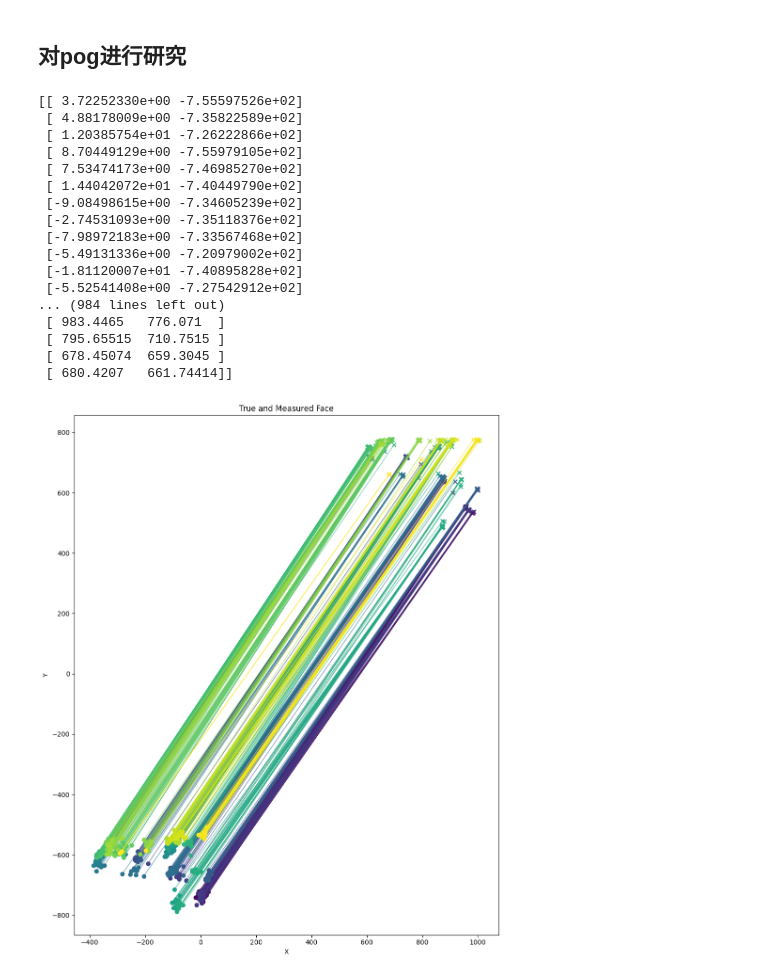
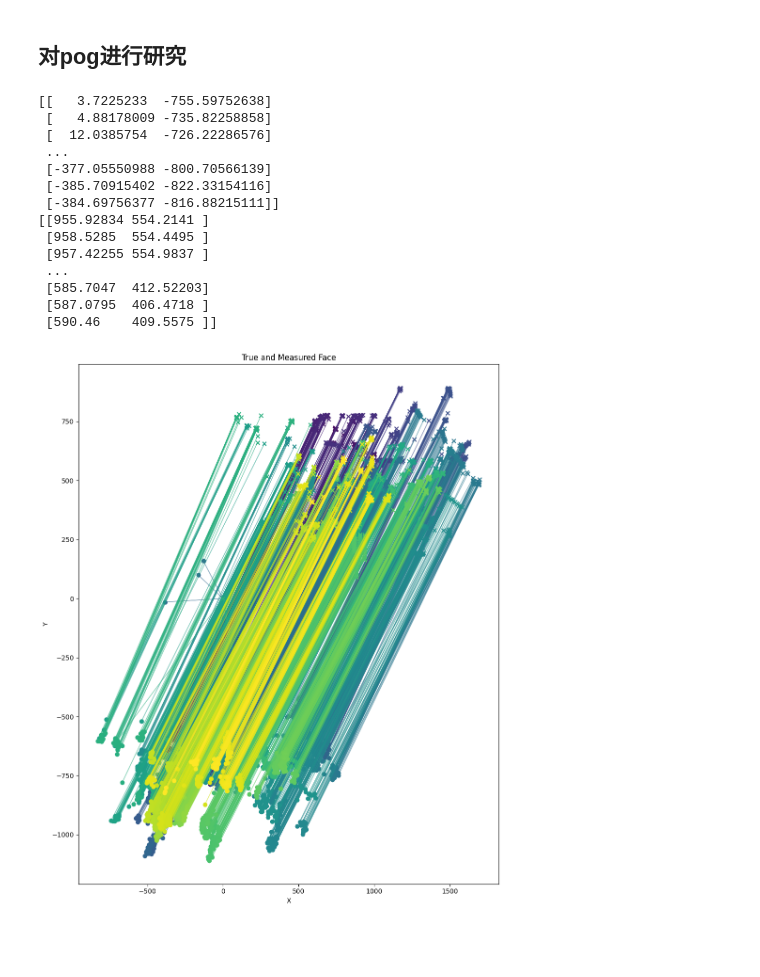
Before and after one commit to OYTubo/GazeNormalization, a Jupyter notebook: eve_test.ipynb, the cells around one changed output. Saved outputs shown, nothing was run; the diff lists cells and outputs as text; code cells hidden in the pictures; blank space fills up the shorter version.

```diff
--- a/eve_test.ipynb
+++ b/eve_test.ipynb
@@ -182,6 +229,7 @@ import numpy as np
 import torch
 import matplotlib.pyplot as plt
 import warp_norm
+import dlib
 
 # 预测的2D人脸标定点,使用xgaze方式（红）
 # load face model
@@ -192,28 +240,7 @@ hr_xgaze = []
 ht_xgaze = []
 while idx != 10:
     ret,frame = cap.read()
-    # cv2.imshow('Frames', frame)
-
-
-    # load face model
-    face_model_load = np.loadtxt('./modules/face_model.txt')  # Generic face model with 3D facial landmarks
-    landmark_use = [20, 23, 26, 29, 15, 19]  # we use eye corners and nose conners
-    face_model = face_model_load[landmark_use, :]
-    # estimate the head pose,
-    ## the complex way to get head pose information, eos library is required,  probably more accurrated
-    # landmarks = landmarks.reshape(-1, 2)
-    # head_pose_estimator = HeadPoseEstimator()
-    # hr, ht, o_l, o_r, _ = head_pose_estimator(image, landmarks, camera_matrix[cam_id])
-    ## the easy way to get head pose information, fast and simple
-    facePts = face_model.reshape(6, 1, 3)
-
-    # 检测得到的人脸标定点，将其调整为对应3D点的形式
-    # landmarks_sub = landmarks[[36, 39, 42, 45, 31, 35], :]
-    landmark_sub = face_xgaze
-    landmarks_sub = landmarks_sub.astype(float)  # input to solvePnP function must be float type
-    landmarks_sub = landmarks_sub.reshape(6, 1, 2)  # input to solvePnP requires such shape
-    hr, ht = estimateHeadPose(landmarks_sub, facePts, camera_matrix)
-
+    hr, ht = warp_norm.xnorm(frame,camera_matrix)
     hr_xgaze.append(hr.reshape((1,3))[0])
     ht_xgaze.append(ht.reshape((1,3))[0])
     idx += 1
@@ -610,11 +622,11 @@ import utils
 import pickle
 
 
-with open('./eve_val01_pred_part.pkl', 'rb') as fo:
+with open('./eve_val01_pred.pkl', 'rb') as fo:
     tinydict = pickle.load(fo, encoding='bytes')
 # %%
 pred_norm = tinydict['pred_norm']
-label_norm = gazen[0:500]
+label_norm = gazen[0:3600]
 # print(label_norm)
 e_norm = utils.angular_error(pred_norm,label_norm)
 print(np.mean(e_norm))
@@ -641,48 +653,45 @@ print(np.mean(e))
 # %%
 pred_gc = []
 pred = warp_norm.pitchyaw_to_vector(pred)
 for i in range(pred.shape[0]):
     ## error
     pred_gc.append(warp_norm.vector_to_gc(pred[i], pixel_scale))
 pred_gc = np.array(pred_gc)
 print(pred_gc)
-print(tobii[0:500])
+print(tobii[0:3600])
 # 可视化
 plt.figure(figsize=(10, 12))
 
-colors = plt.cm.viridis(np.linspace(0, 1, 500))
+colors = plt.cm.viridis(np.linspace(0, 1, 3600))
 
-for i in range(500):
+for i in range(3600):
     plt.scatter(pred_gc[i, 0], pred_gc[i, 1], marker='o',color = colors[i], label=f'Measured{i+1}')
     plt.scatter(tobii[i, 0], tobii[i, 1], marker='x',color = colors[i], label=f'True{i+1}')
     plt.arrow(tobii[i, 0], tobii[i, 1], pred_gc[i, 0] - tobii[i, 0], pred_gc[i, 1] - tobii[i, 1], color=colors[i], alpha=0.5)
 
 plt.title('True and Measured Face')
 plt.xlabel('X')
 plt.ylabel('Y')
 # plt.legend()
 
 plt.tight_layout()
 plt.show()
 # %% [output]
-[[ 3.72252330e+00 -7.55597526e+02]
- [ 4.88178009e+00 -7.35822589e+02]
- [ 1.20385754e+01 -7.26222866e+02]
- [ 8.70449129e+00 -7.55979105e+02]
- [ 7.53474173e+00 -7.46985270e+02]
- [ 1.44042072e+01 -7.40449790e+02]
- [-9.08498615e+00 -7.34605239e+02]
- [-2.74531093e+00 -7.35118376e+02]
- [-7.98972183e+00 -7.33567468e+02]
- [-5.49131336e+00 -7.20979002e+02]
- [-1.81120007e+01 -7.40895828e+02]
- [-5.52541408e+00 -7.27542912e+02]
-... (984 lines left out)
- [ 983.4465   776.071  ]
- [ 795.65515  710.7515 ]
- [ 678.45074  659.3045 ]
- [ 680.4207   661.74414]]
+[[   3.7225233  -755.59752638]
+ [   4.88178009 -735.82258858]
+ [  12.0385754  -726.22286576]
+ ...
+ [-377.05550988 -800.70566139]
+ [-385.70915402 -822.33154116]
+ [-384.69756377 -816.88215111]]
+[[955.92834 554.2141 ]
+ [958.5285  554.4495 ]
+ [957.42255 554.9837 ]
+ ...
+ [585.7047  412.52203]
+ [587.0795  406.4718 ]
+ [590.46    409.5575 ]]
-[figure, old version]
+[figure, new version]
 # %%
 org = tobii[0] - pred_gc[0]
 pred_gc_org = org + pred_gc
```
Also changed, not shown: parts of 12 cells of this notebook, 12 other files.
